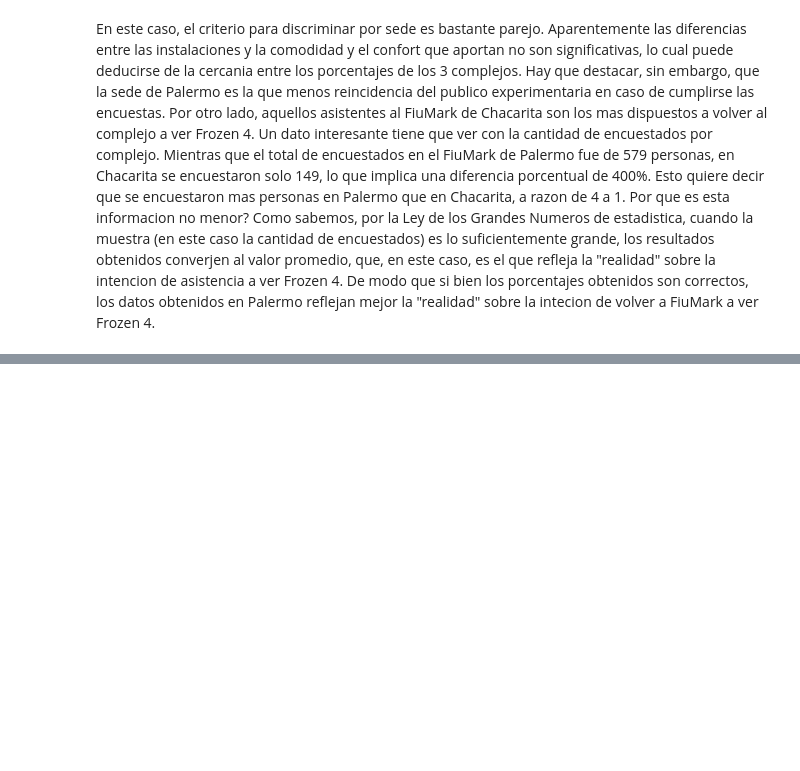
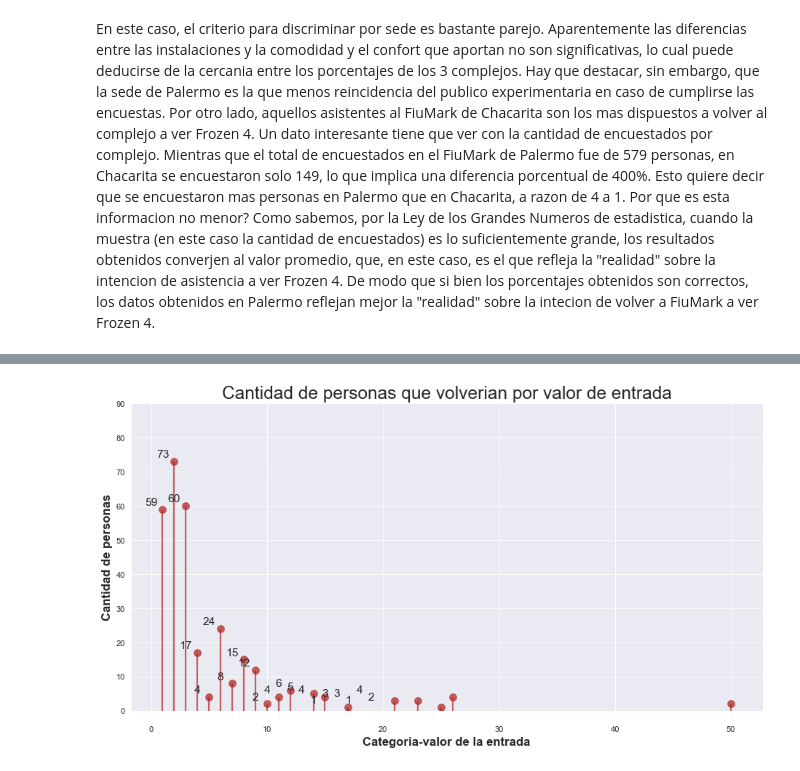
Before and after one commit to lionelguglielmone/OrgaDeCompusTP, a Jupyter notebook: tp1_main.ipynb, the cells around one changed output, grey strips where cells are left out. Drawn from its saved outputs; the diff is of its cells as text; code cells hidden in the pictures; blank space fills up the shorter version.

Commit message:
nuevas visualizaciones y analisis

```diff
--- a/tp1_main.ipynb
+++ b/tp1_main.ipynb
@@ -450,0 +453,5 @@ Un dato interesante tiene que ver con la cantidad de encuestados por complejo. M
+# %%
+df_precio_ticket_vs_target = pd.crosstab(df_features_target['precio_ticket'],df_features_target['volveria']).reset_index()
+df_precio_ticket_vs_target['total'] = df_precio_ticket_vs_target [0] + df_precio_ticket_vs_target [1]
+df_precio_ticket_vs_target.columns = ['precio_ticket','no_volverian','volverian','total']
+df_precio_ticket_vs_target
@@ -450,0 +476,21 @@ Un dato interesante tiene que ver con la cantidad de encuestados por complejo. M
+# %%
+import pylab as pl
+# Draw plot
+pl.rcParams['xtick.major.pad']='8'
+fig, ax = plt.subplots(figsize=(14,7), dpi= 80)
+ax.vlines(x=df_precio_ticket_vs_target.precio_ticket, ymin=0, ymax=df_precio_ticket_vs_target.volverian , color='firebrick', alpha=0.7, linewidth=2)
+ax.scatter(x=df_precio_ticket_vs_target.precio_ticket, y=df_precio_ticket_vs_target.volverian, s=75, color='firebrick', alpha=0.7)
+ax.set_title('Cantidad de personas que volverian por valor de entrada', fontdict={'size':22})
+ax.set_ylabel('Cantidad de personas', fontweight = 'semibold', fontsize = 15)
+ax.set_xlabel('Categoria-valor de la entrada',fontweight = 'semibold', fontsize = 15)
+
+ax.tick_params(axis='x', which='major', pad=15)
+ax.set_ylim(0, 90)
+
+# Annotate
+for row in df_precio_ticket_vs_target.itertuples():
+    ax.text(row.Index, row.volverian+.5, s=round(row.volverian, 2), horizontalalignment= 'center', verticalalignment='bottom', fontsize=14)
+
+plt.show()
+# %% [output]
+[figure, added]
```
Also changed, not shown: parts of 5 cells of this notebook.
